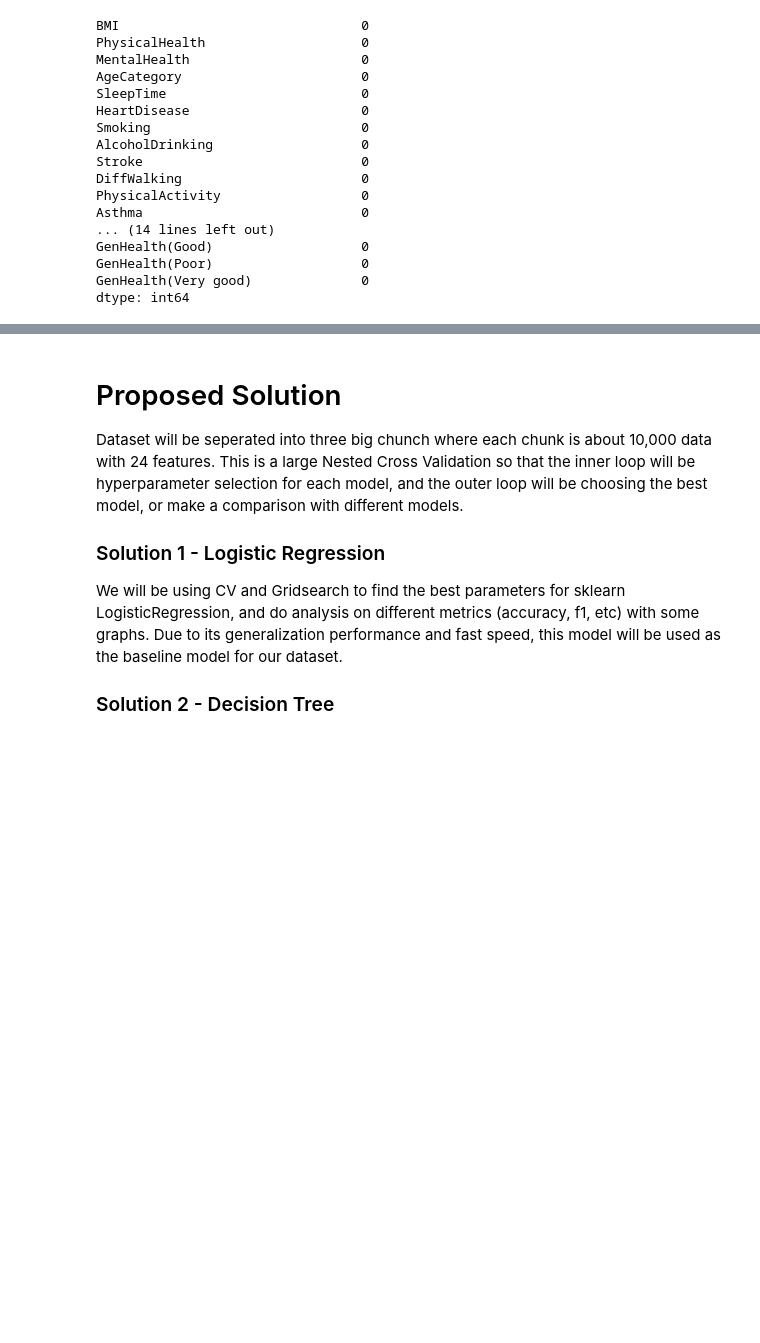
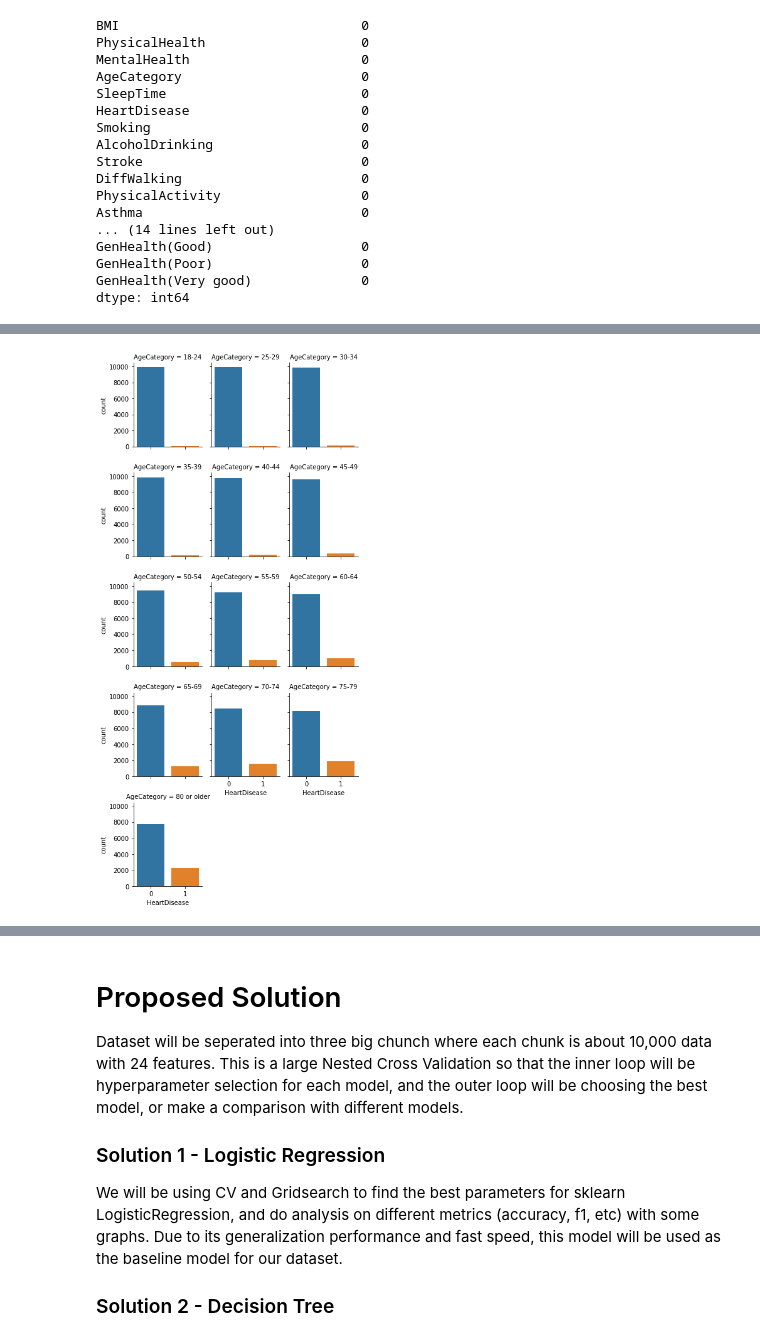
Before and after one commit to COGS118A/Group011-Sp22, a Jupyter notebook: Checkpoint_group011.ipynb, the cells around one changed output, grey strips where cells are left out. Cells and saved outputs as stored; diff of their text form; code cells hidden in the pictures; blank space fills up the shorter version.

```diff
--- a/Checkpoint_group011.ipynb
+++ b/Checkpoint_group011.ipynb
@@ -311,0 +344,5 @@ dtype: int64
+# %%
+random_10000_eachage = pd.DataFrame(columns = ['HeartDisease', 'AgeCategory'])
+for i, j in age_heart.groupby('AgeCategory'):
+    random_10000_eachage = pd.concat([j.sample(n = 10000, replace = False),random_10000_eachage])
+random_10000_eachage.head()
@@ -311,0 +356,5 @@ dtype: int64
+# %%
+sns.catplot(x="HeartDisease", col="AgeCategory", col_order=[i for i,j in age_heart.groupby('AgeCategory')], data=random_10000_eachage, kind="count", col_wrap=3, height=2.5, aspect=.8, margin_titles=True)
+plt.show()
+# %% [output]
+[figure, added]
```
Also changed, not shown: parts of 44 cells of this notebook, 1 other file.
